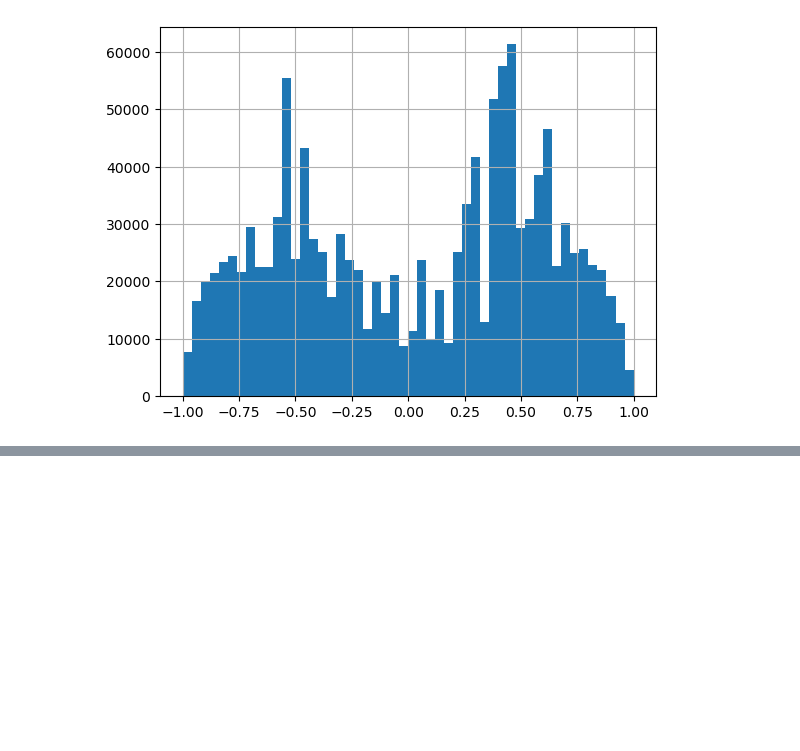
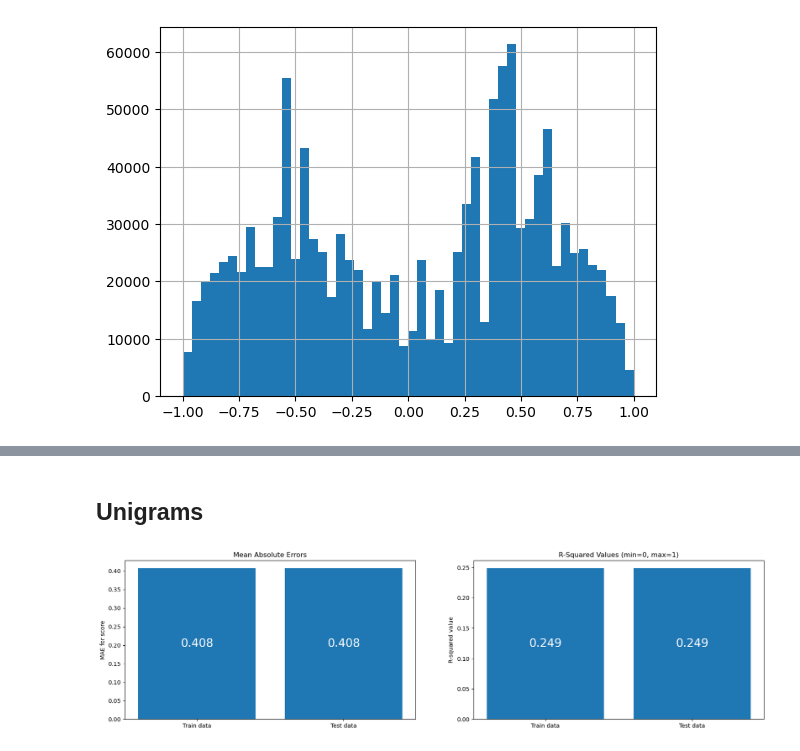
Before and after one commit to Jellohub/political_sentiment_analysis, a Jupyter notebook: final_notebook.ipynb, the cells around one changed output, grey strips where cells are left out. Saved outputs shown, nothing was run; the diff lists cells and outputs as text; code cells hidden in the pictures; blank space fills up the shorter version.

```diff
--- a/final_notebook.ipynb
+++ b/final_notebook.ipynb
@@ -80,15 +84,15 @@ def linear_model(x, y):
     1) Performs a train-test split.
     2) Initializes a linear regression model.
     3) Fits the model.
-    4) Sorts coefficients into positive and negative.
-    5) Calculates predictions for train and test sets.
-    6) Calculates MAE and RMSE error metrics for both sets of predictions.
-    7) Calculates residuals for both sets of predictions.
-    8) Returns a dictionary with all this information.
+    4) Selects only significant (p<0.05) coefficients.
+    5) Sorts coefficients into positive and negative.
+    6) Calculates predictions for train and test sets.
+    7) Calculates MAE and RMSE error metrics for both sets of predictions.
+    8) Calculates residuals for both sets of predictions.
+    9) Returns a dictionary with all this information.
     """
 
     # Train-test split
-    state = 42
     X_train, X_test, y_train, y_test = train_test_split(X, y, random_state=state, test_size=0.2)
     target = y.name
     formula = f"{target} ~ " + ' + '.join([col for col in X.columns])
@@ -179,5 +166,5 @@ def plot_r2(results):
 # %%
-def plot_error(results):
+def plot_error(results, target):
 
     """
     Plots visualizations for the MAE and r2 metrics for train and test predictions.
@@ -191,20 +178,22 @@ def plot_error(results):
 
     fig,axes = plt.subplots(1,2, figsize=(20,5))
 
-    barplot = axes[0].bar(['Train MAE', 'Test MAE'], [train_mae, test_mae])
+    barplot = axes[0].bar(['Train data', 'Test data'], [train_mae, test_mae])
     axes[0].set_title("Mean Absolute Errors")
+    axes[0].set_ylabel(f"MAE for {target}")
     axes[0].bar_label(barplot,
                       labels=[train_mae, test_mae],
                       label_type='center',
                       color='white',
                       fontsize='20');
 
-    barplot = axes[1].bar(['Train R-squared', 'Test R-squared'], [train_r2, test_r2])
+    barplot = axes[1].bar(['Train data', 'Test data'], [train_r2, test_r2])
+    axes[1].set_ylabel("R-squared value")
     axes[1].bar_label(barplot,
                       labels=[train_r2, test_r2],
                       label_type='center',
                       color='white',
                       fontsize='20');
 
-    axes[1].set_title("R-Squared Values");
+    axes[1].set_title("R-Squared Values (min=0, max=1)");
 # %%
@@ -855,0 +831,2 @@ analyze_model(trigram_results)
+# %% [markdown]
+## Unigrams
@@ -855,0 +838,7 @@ analyze_model(trigram_results)
+# %%
+# The first is a barplot of Mean Absolute Errors, for both train and test data.
+# The second is a barplot of R-squared values for both train and test data.
+
+plot_error(unigram_results, "score")
+# %% [output]
+[figure, added]
```
Also changed, not shown: parts of 47 cells of this notebook, 4 other files.
